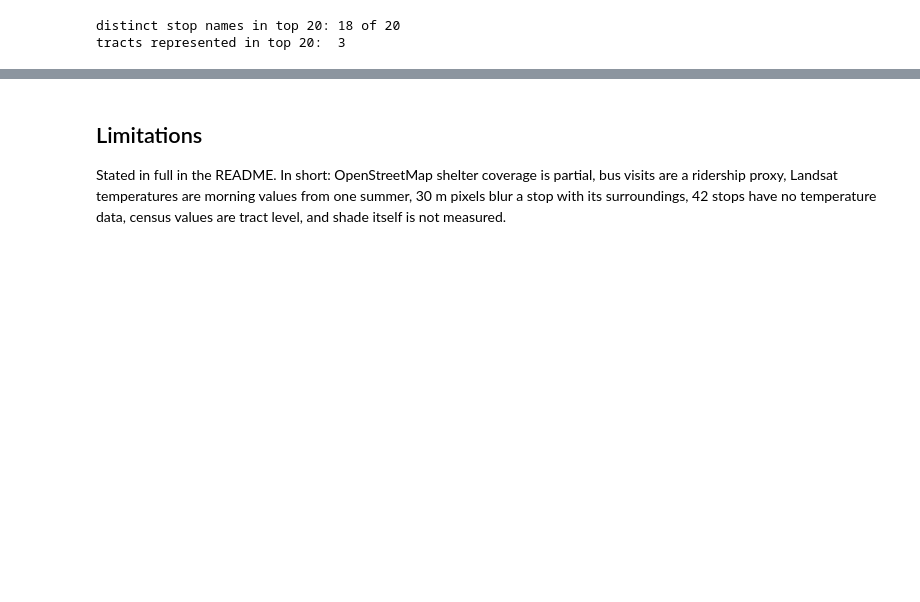
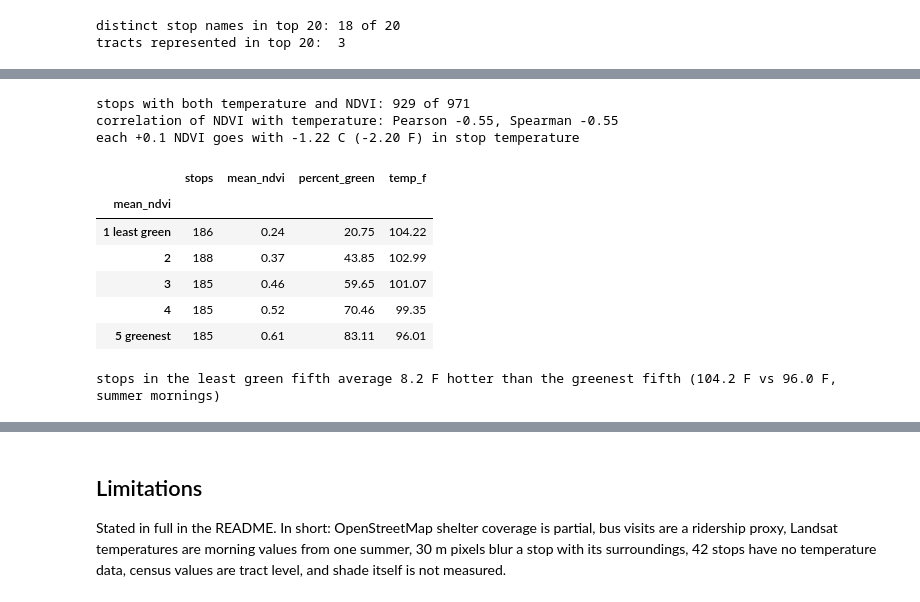
Before and after one commit to JonathanKash/ShadeMap, a Jupyter notebook: analysis.ipynb, the cells around one changed output, grey strips where cells are left out. Saved outputs shown, nothing was run; the diff lists cells and outputs as text; code cells hidden in the pictures; blank space fills up the shorter version.

```diff
--- a/analysis.ipynb
+++ b/analysis.ipynb
@@ -272,0 +280,36 @@ is context only and is not part of the score.
+# %%
+canopy = pd.read_csv(ROOT / "outputs" / "stop_canopy.csv", dtype={"stop_id": str},
+                     usecols=["stop_id", "mean_ndvi", "pct_green"])
+veg = df.merge(canopy, on="stop_id", how="left", validate="one_to_one")
+veg = veg[veg["pixel_count"].fillna(0).gt(0) & veg["mean_lst_c"].notna()].copy()
+veg["mean_lst_f"] = veg["mean_lst_c"] * 9 / 5 + 32
+print(f"stops with both temperature and NDVI: {len(veg)} of {len(df)}")
+assert veg["mean_ndvi"].notna().all() and veg["mean_ndvi"].between(-1, 1).all()
+
+pearson = veg["mean_ndvi"].corr(veg["mean_lst_c"])
+spearman = veg["mean_ndvi"].rank().corr(veg["mean_lst_c"].rank())
+slope_c_per_tenth = np.polyfit(veg["mean_ndvi"], veg["mean_lst_c"], 1)[0] * 0.1
+print(f"correlation of NDVI with temperature: Pearson {pearson:.2f}, Spearman {spearman:.2f}")
+print(f"each +0.1 NDVI goes with {slope_c_per_tenth:.2f} C ({slope_c_per_tenth * 9 / 5:.2f} F) in stop temperature")
+# %% [output]
+stops with both temperature and NDVI: 929 of 971
+correlation of NDVI with temperature: Pearson -0.55, Spearman -0.55
+each +0.1 NDVI goes with -1.22 C (-2.20 F) in stop temperature
+# %%
+fifths = pd.qcut(veg["mean_ndvi"], 5, labels=["1 least green", "2", "3", "4", "5 greenest"])
+by = veg.groupby(fifths, observed=True).agg(
+    stops=("stop_id", "size"), mean_ndvi=("mean_ndvi", "mean"),
+    percent_green=("pct_green", "mean"), temp_f=("mean_lst_f", "mean")).round(2)
+display(by)
+gap_f = by["temp_f"].iloc[0] - by["temp_f"].iloc[-1]
+print(f"stops in the least green fifth average {gap_f:.1f} F hotter than the greenest fifth "
+      f"({by['temp_f'].iloc[0]:.1f} F vs {by['temp_f'].iloc[-1]:.1f} F, summer mornings)")
+# %% [output]
+|  | stops | mean_ndvi | percent_green | temp_f |
+| mean_ndvi |  |  |  |  |
+| 1 least green | 186 | 0.24 | 20.75 | 104.22 |
+| 2 | 188 | 0.37 | 43.85 | 102.99 |
+| 3 | 185 | 0.46 | 59.65 | 101.07 |
+| 4 | 185 | 0.52 | 70.46 | 99.35 |
+| 5 greenest | 185 | 0.61 | 83.11 | 96.01 |
+stops in the least green fifth average 8.2 F hotter than the greenest fifth (104.2 F vs 96.0 F, summer mornings)
```
Also changed, not shown: parts of 8 cells of this notebook, 2 other files.
